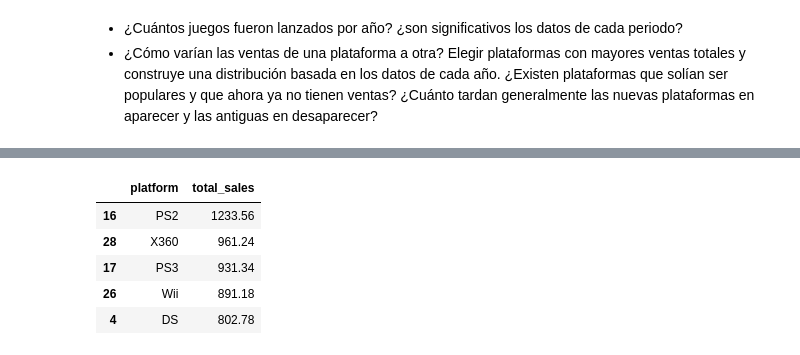
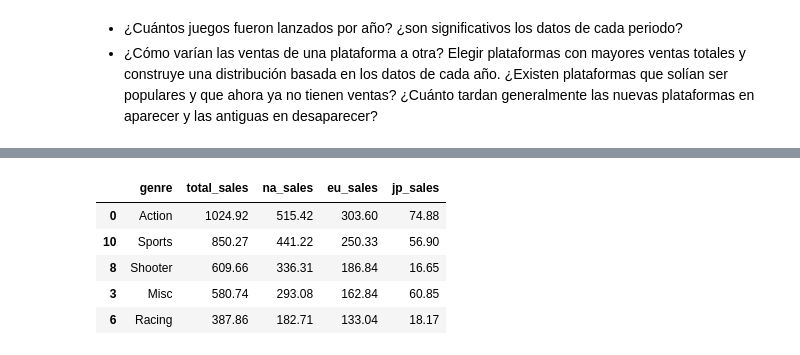
Before and after one commit to evelyn-data/proyecto_integrado, a Jupyter notebook: proyecto_games.ipynb, the cells around one changed output, grey strips where cells are left out. Saved outputs shown, nothing was run; the diff lists cells and outputs as text; code cells hidden in the pictures.

```diff
--- a/proyecto_games.ipynb
+++ b/proyecto_games.ipynb
@@ -299,0 +283,23 @@ plt.show()
+# %%
+#Ventas por plataforma
+console_sales = df_games.groupby('platform')['total_sales'].sum().reset_index()
+
+top_console_sales = console_sales.sort_values(by= 'total_sales', ascending=False).head(10)
+
+# Lista de las 10 plataformas principales
+platforms_list = top_console_sales['platform'].tolist()
+
+display(top_console_sales)
+display(platforms_list)
+
+
+DS = df_games[df_games['platform'] == 'DS'].count()
+#DS1 = df_games[(df_games['platform'] == 'DS') & (df_games['year_of_release'] > 2000)].count()
+
+DS2 = df_games[(df_games['platform'] == 'DS') & (df_games['year_of_release'] < 2000)]
+
+#Eliminamos el juego DS que fue creado en 1985 ya que es el único y para evitar problemas al viasualizar la gráfica
+
+df_games = df_games.drop(df_games[(df_games['platform'] == 'DS') & (df_games['year_of_release'] < 2000)].index)
+
+display(DS2)
@@ -299,0 +556,13 @@ plt.show()
+# %%
+#Seleccionamos las 5 consolas más vendidas del dataframe original
+five_platforms = top_console_sales.head()
+
+#Creamos una lista con los nombres de las 5 plataformas
+five_platforms_list = five_platforms['platform'].tolist()
+
+#Creamos un dataframe filtrado con las 5 consolas más vendidas del dataframe original
+df_top_platforms = df_games[df_games['platform'].isin(five_platforms_list)]
+
+#Agrupamos las ventas de cada consola por región
+market = df_top_platforms.groupby('platform').agg({'na_sales':'sum', 'eu_sales':'sum', 'jp_sales':'sum'}).reset_index()
+market
@@ -300,14 +602,11 @@ plt.show()
 # %%
-#Ventas por plataforma
-
-platform_sales = df_games.groupby('platform')['total_sales'].sum().reset_index()
-#['name'].count().reset_index()
-
-display(platform_sales.sort_values(by= 'total_sales', ascending=False).head())
+#Los 5 géneros más vendidos por región
+grp_genre = df_top_platforms.groupby('genre').agg({'total_sales':'sum','na_sales':'sum', 'eu_sales':'sum', 'jp_sales':'sum'}).reset_index().sort_values(by='total_sales',ascending=False).head()
+grp_genre
 # %% [output]
-|  | platform | total_sales |
-| 16 | PS2 | 1233.56 |
-| 28 | X360 | 961.24 |
-| 17 | PS3 | 931.34 |
-| 26 | Wii | 891.18 |
-| 4 | DS | 802.78 |
+|  | genre | total_sales | na_sales | eu_sales | jp_sales |
+| 0 | Action | 1024.92 | 515.42 | 303.60 | 74.88 |
+| 10 | Sports | 850.27 | 441.22 | 250.33 | 56.90 |
+| 8 | Shooter | 609.66 | 336.31 | 186.84 | 16.65 |
+| 3 | Misc | 580.74 | 293.08 | 162.84 | 60.85 |
+| 6 | Racing | 387.86 | 182.71 | 133.04 | 18.17 |
```
Also changed, not shown: parts of 34 cells of this notebook.
